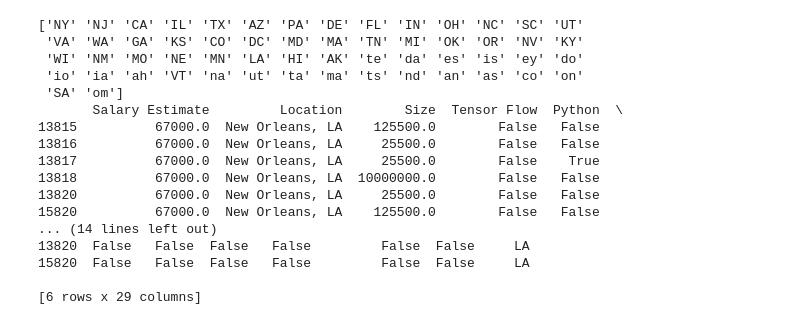
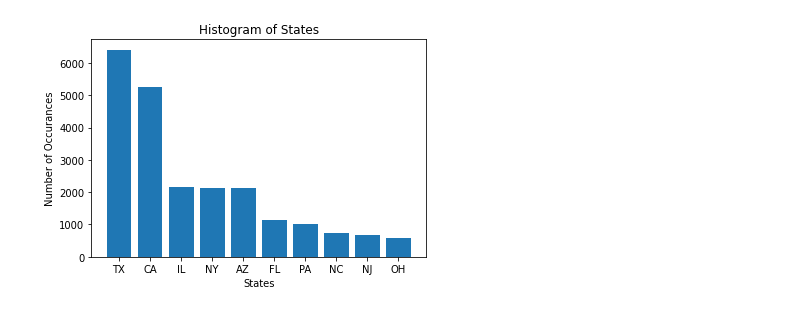
Before and after one commit to hrsather/Data_Science_Career_Advice, a Jupyter notebook: Final.ipynb, the cells around one changed output. Cells and saved outputs as stored; diff of their text form; code cells hidden in the pictures.

```diff
--- a/Final.ipynb
+++ b/Final.ipynb
@@ -23,6 +19,13 @@ def add_col(jobs_df, spaced_name):
 def get_df():
     # Read csv as a df and drop NAs
     jobs_df = pd.read_csv("all_jobs.csv", usecols=range(1,16))
+
+    # Drop rows that have important values as na
+    jobs_df = jobs_df[jobs_df["Job Description"].notna()]
+    jobs_df = jobs_df[jobs_df["Salary Estimate"].notna()]
+    jobs_df = jobs_df[jobs_df["Size"].notna()]
+    jobs_df = jobs_df[jobs_df["Location"].notna()]
+
 
     # Add columns for the technologies that the job postings include in their description
     technology_list = []
@@ -44,7 +47,6 @@ def get_df():
 
     # Turn location into just state
     jobs_df["State"] = jobs_df["Location"].str[-2:]
-    pd.get_dummies(jobs_df, columns=["State"])
 
     # Drop description and unneeded cols
     jobs_df.drop("Job Title", axis=1, inplace=True)
@@ -59,6 +61,7 @@ def get_df():
     jobs_df.drop("Revenue", axis=1, inplace=True)
     jobs_df.drop("Competitors", axis=1, inplace=True)
     jobs_df.drop("Easy Apply", axis=1, inplace=True)
+
 
     # Turn Salary and Size to int values
     jobs_df.drop(jobs_df[jobs_df['Size'] == "Unknown"].index, inplace = True)
@@ -76,16 +79,8 @@ def get_df():
 
     return jobs_df
 
-
 jobs_df = get_df()
-mask = np.random.rand(len(jobs_df)) < 0.8
-train_df = jobs_df[mask]
-test_df = jobs_df[~mask]
 # %%
-#print(list(jobs_df.columns))
-print(pd.unique(jobs_df["State"]))
-print(jobs_df[jobs_df["State"] == "LA"])
-
 # Fix states
 jobs_df.loc[jobs_df["State"] == "te", "State"] = "RT"
 jobs_df.loc[jobs_df["State"] == "is", "State"] = "IL"
@@ -128,22 +123,32 @@ jobs_df.drop(jobs_df[jobs_df['State'] == "om"].index, inplace = True)  # None?
 
 # Drop Location
 jobs_df.drop("Location", axis=1, inplace=True)
-# %% [output]
-['NY' 'NJ' 'CA' 'IL' 'TX' 'AZ' 'PA' 'DE' 'FL' 'IN' 'OH' 'NC' 'SC' 'UT'
- 'VA' 'WA' 'GA' 'KS' 'CO' 'DC' 'MD' 'MA' 'TN' 'MI' 'OK' 'OR' 'NV' 'KY'
- 'WI' 'NM' 'MO' 'NE' 'MN' 'LA' 'HI' 'AK' 'te' 'da' 'es' 'is' 'ey' 'do'
- 'io' 'ia' 'ah' 'VT' 'na' 'ut' 'ta' 'ma' 'ts' 'nd' 'an' 'as' 'co' 'on'
- 'SA' 'om']
-       Salary Estimate         Location        Size  Tensor Flow  Python  \
-13815          67000.0  New Orleans, LA    125500.0        False   False
-13816          67000.0  New Orleans, LA     25500.0        False   False
-13817          67000.0  New Orleans, LA     25500.0        False    True
-13818          67000.0  New Orleans, LA  10000000.0        False   False
-13820          67000.0  New Orleans, LA     25500.0        False   False
-15820          67000.0  New Orleans, LA    125500.0        False   False
-... (14 lines left out)
-13820  False   False  False   False         False  False     LA
-15820  False   False  False   False         False  False     LA
-
-[6 rows x 29 columns]
+# %%
+def sort_col_to_arrays(jobs_df, column_name, amt_concated=1):
+    x_counts = []
+    x_names = []
+    for name in jobs_df[column_name].unique():
+        num_counts = len(jobs_df[jobs_df[column_name] == name])
+        x_counts.append(num_counts)
+        x_names.append(name)
+
+    zipped_lists = zip(x_counts, x_names)
+    sorted_pairs = sorted(zipped_lists, reverse=True)
+    tuples = zip(*sorted_pairs)
+    x_counts, x_names = [list(tuple) for tuple in tuples]
+
+    x_counts = x_counts[:int(len(x_counts)/amt_concated)]
+    x_names = x_names[:int(len(x_names)/amt_concated)]
+
+    return x_counts, x_names
+
+state_counts, state_names = sort_col_to_arrays(jobs_df, "State", amt_concated=4)
+
+plt.bar(x=state_names, height=state_counts)
+plt.title("Histogram of States")
+plt.xlabel("States")
+plt.ylabel("Number of Occurances")
+plt.show()
+# %% [output]
+[figure, added]
 # %%
```
Also changed, not shown: parts of 7 cells of this notebook, 9 other files.
